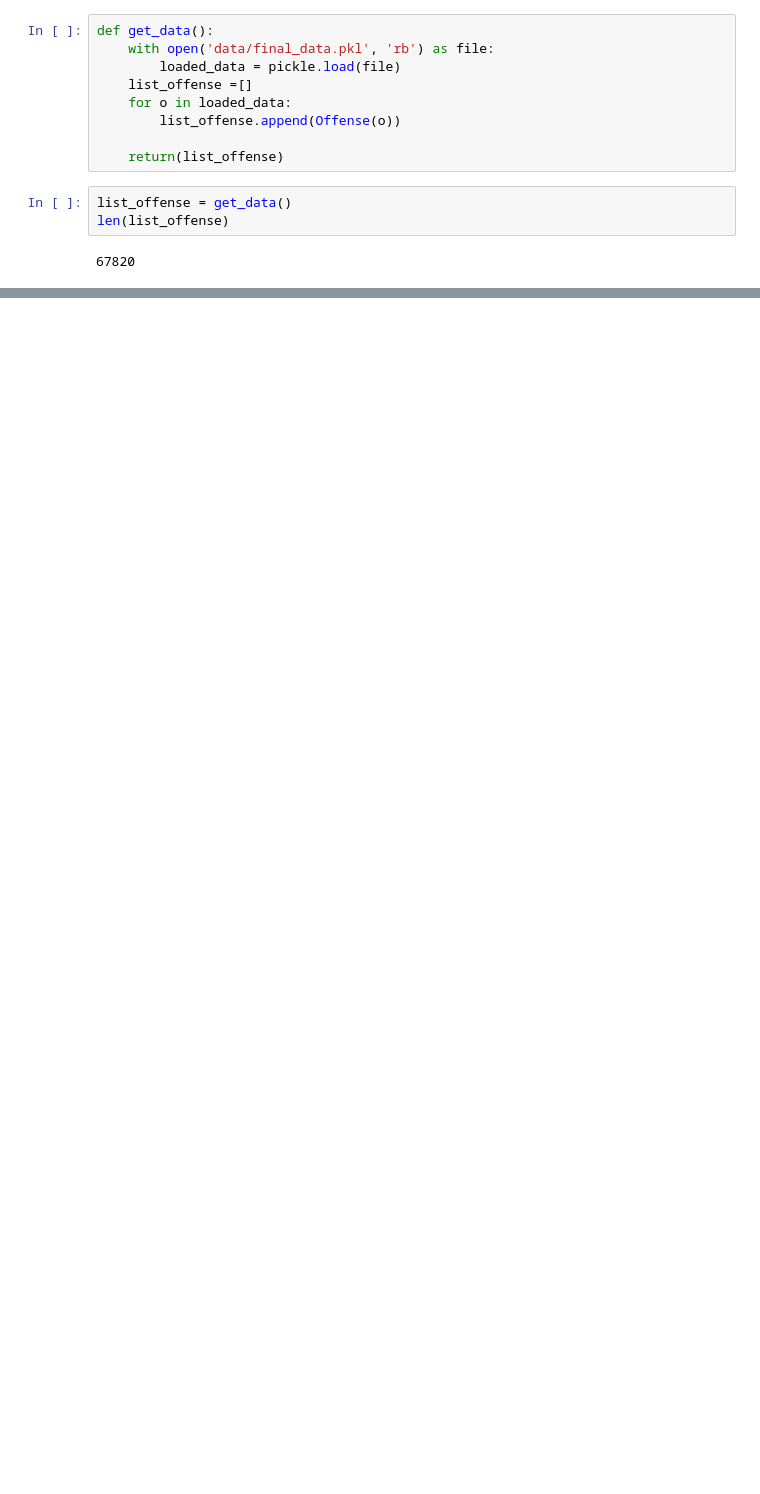
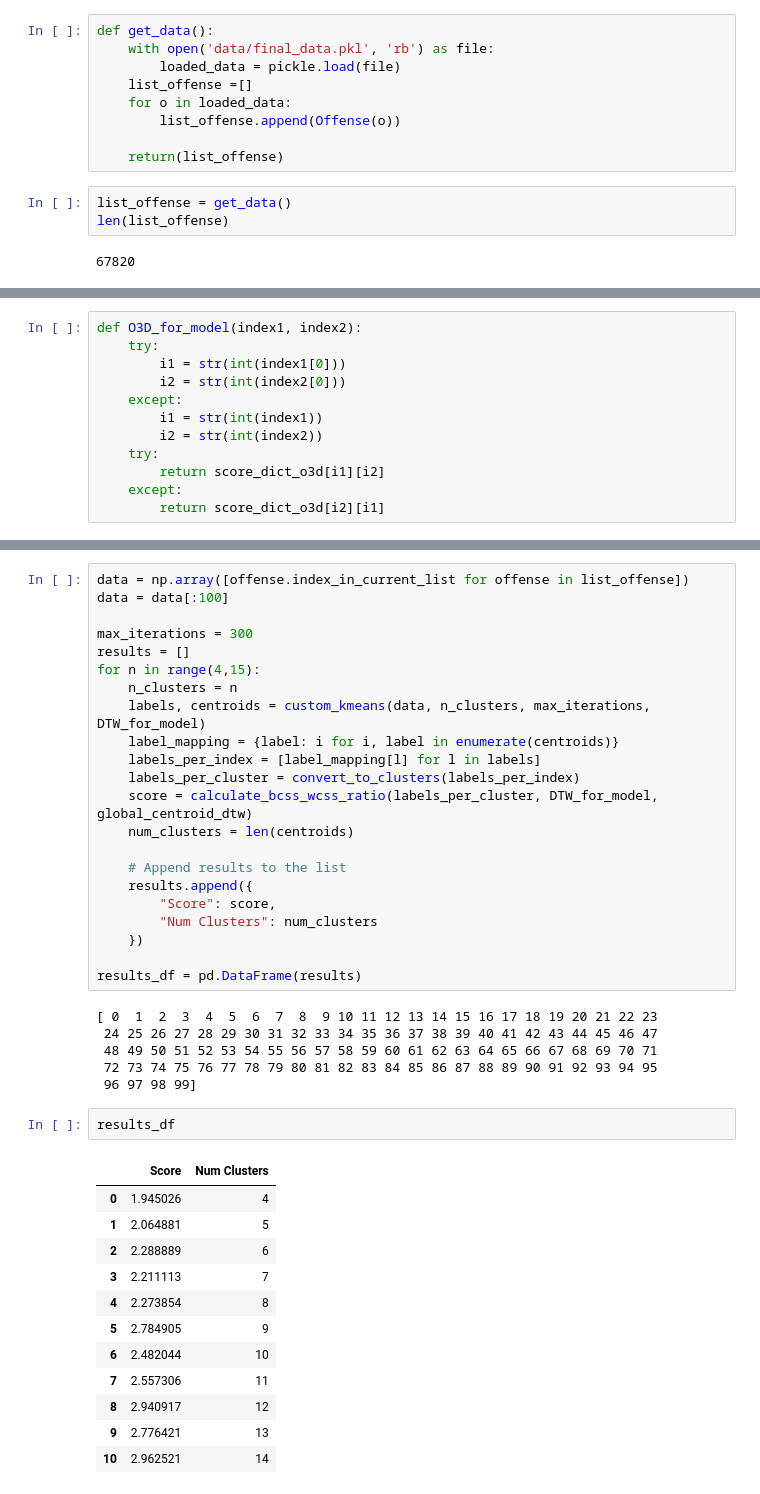
Before and after one commit to royzohar2/Soccer_DS, a Jupyter notebook: main.ipynb, the cells around one changed output, grey strips where cells are left out. Cells and saved outputs as stored; diff of their text form; blank space fills up the shorter version.

```diff
--- a/main.ipynb
+++ b/main.ipynb
@@ -22,0 +112,12 @@ list_offense[3].plot_offense()
+# %%
+def O3D_for_model(index1, index2):
+    try:
+        i1 = str(int(index1[0]))
+        i2 = str(int(index2[0]))
+    except:
+        i1 = str(int(index1))
+        i2 = str(int(index2))
+    try:
+        return score_dict_o3d[i1][i2]
+    except:
+        return score_dict_o3d[i2][i1]
@@ -22,0 +246,43 @@ list_offense[3].plot_offense()
+# %%
+data = np.array([offense.index_in_current_list for offense in list_offense])
+data = data[:100]
+
+max_iterations = 300
+results = []
+for n in range(4,15):
+    n_clusters = n
+    labels, centroids = custom_kmeans(data, n_clusters, max_iterations, DTW_for_model)
+    label_mapping = {label: i for i, label in enumerate(centroids)}
+    labels_per_index = [label_mapping[l] for l in labels]
+    labels_per_cluster = convert_to_clusters(labels_per_index)
+    score = calculate_bcss_wcss_ratio(labels_per_cluster, DTW_for_model, global_centroid_dtw)
+    num_clusters = len(centroids)
+
+    # Append results to the list
+    results.append({
+        "Score": score,
+        "Num Clusters": num_clusters
+    })
+
+results_df = pd.DataFrame(results)
+# %% [output]
+[ 0  1  2  3  4  5  6  7  8  9 10 11 12 13 14 15 16 17 18 19 20 21 22 23
+ 24 25 26 27 28 29 30 31 32 33 34 35 36 37 38 39 40 41 42 43 44 45 46 47
+ 48 49 50 51 52 53 54 55 56 57 58 59 60 61 62 63 64 65 66 67 68 69 70 71
+ 72 73 74 75 76 77 78 79 80 81 82 83 84 85 86 87 88 89 90 91 92 93 94 95
+ 96 97 98 99]
+# %%
+results_df
+# %% [output]
+|  | Score | Num Clusters |
+| 0 | 1.945026 | 4 |
+| 1 | 2.064881 | 5 |
+| 2 | 2.288889 | 6 |
+| 3 | 2.211113 | 7 |
+| 4 | 2.273854 | 8 |
+| 5 | 2.784905 | 9 |
+| 6 | 2.482044 | 10 |
+| 7 | 2.557306 | 11 |
+| 8 | 2.940917 | 12 |
+| 9 | 2.776421 | 13 |
+| 10 | 2.962521 | 14 |
```
Also changed, not shown: parts of 27 cells of this notebook, 2 other files.
